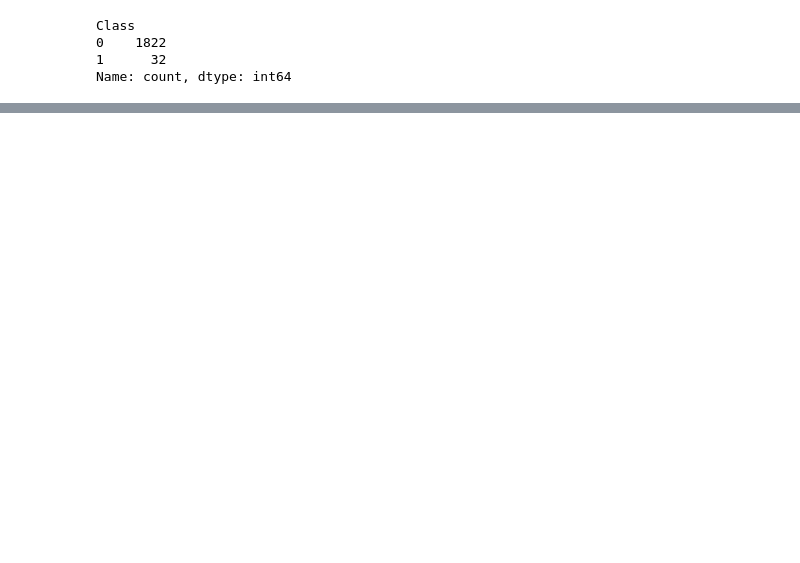
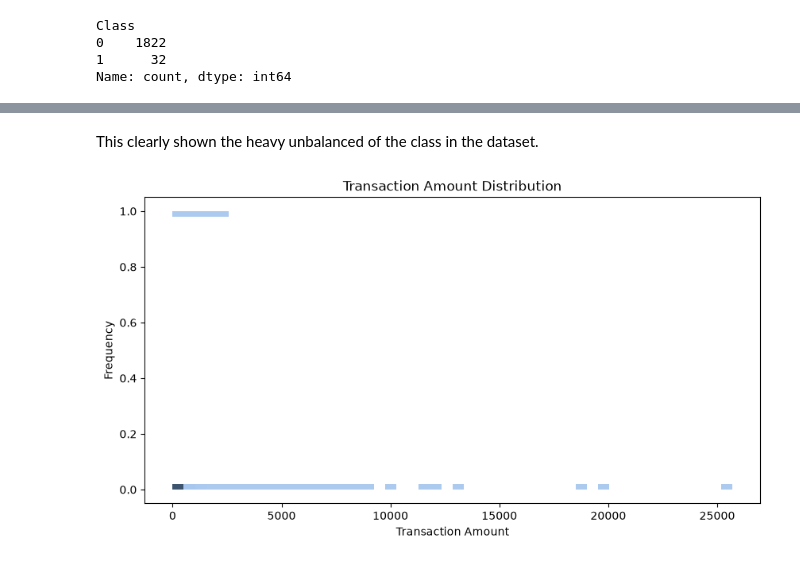
Before and after one commit to jadennk21-prog/ML_Fraud_Detection_Kaggle, a Jupyter notebook: Notebook/eda.ipynb, the cells around one changed output, grey strips where cells are left out. Cells and saved outputs as stored; diff of their text form; code cells hidden in the pictures; blank space fills up the shorter version.

```diff
--- a/Notebook/eda.ipynb
+++ b/Notebook/eda.ipynb
@@ -118,0 +143,24 @@ Name: count, dtype: int64
+# %% [markdown]
+This clearly shown the heavy unbalanced of the class in the dataset.
+# %%
+# Transaction Amount distribution
+# To understand whether fraudulent transactions have different transaction amounts.
+plt.figure(figsize=(10,5))
+
+sns.histplot(
+    data=df,
+    x="Amount",
+    y="Class",
+    bins=50,
+    element="step",
+    stat="density",
+    common_norm=False
+)
+
+plt.title("Transaction Amount Distribution")
+plt.xlabel("Transaction Amount")
+plt.ylabel("Frequency")
+
+plt.show()
+# %% [output]
+[figure, added]
```
Also changed, not shown: parts of 23 cells of this notebook.
